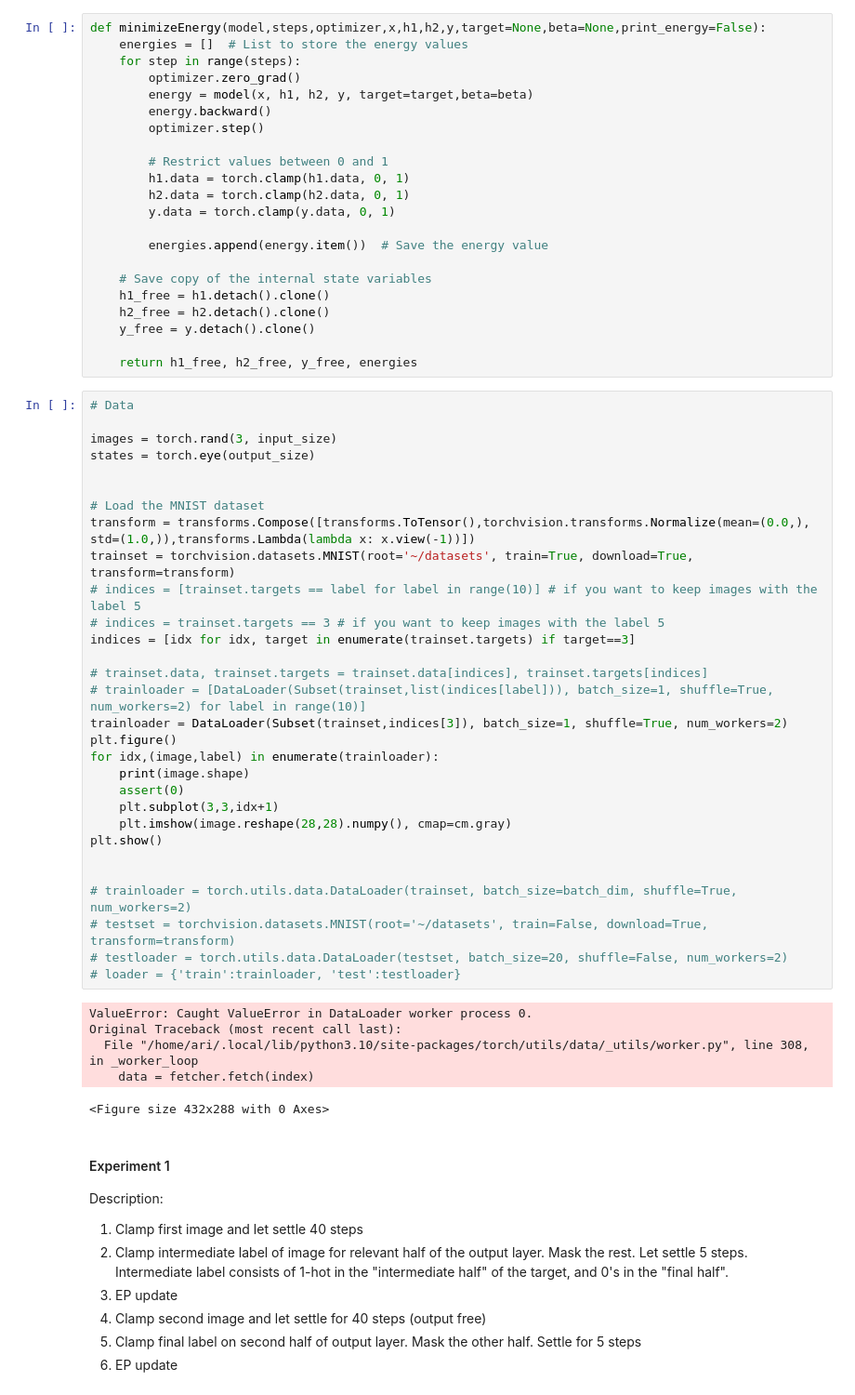
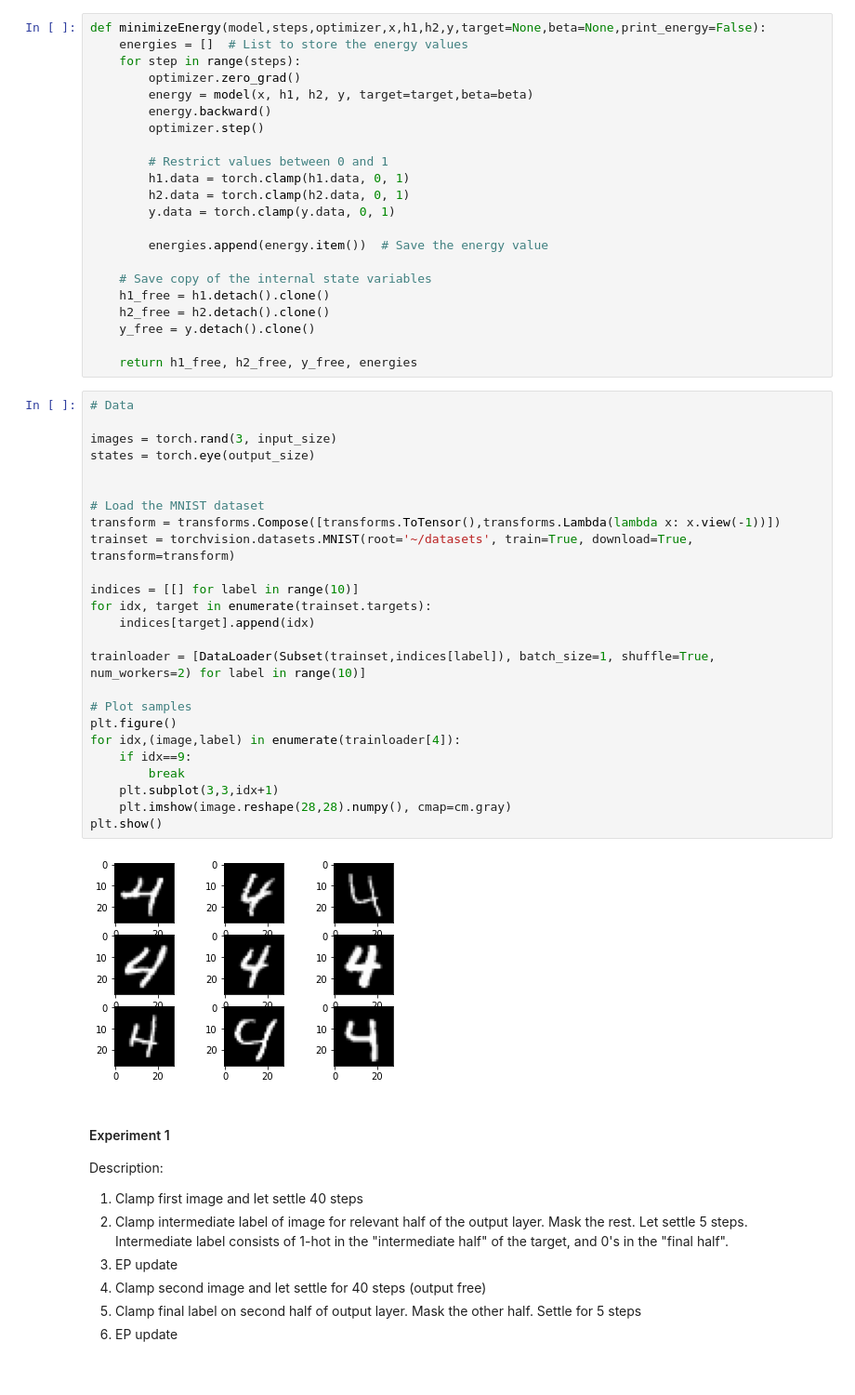
Before and after one commit to ajherman/convexity, a Jupyter notebook: sequence.ipynb, the cells around one changed output. Shown at 93% size. Saved outputs shown, nothing was run; the diff lists cells and outputs as text.

Commit message:
switch using mnist in training

```diff
--- a/sequence.ipynb
+++ b/sequence.ipynb
@@ -57,39 +57,30 @@ def minimizeEnergy(model,steps,optimizer,x,h1,h2,y,target=None,beta=None,print_e
 # %%
 # Data
 
 images = torch.rand(3, input_size)
 states = torch.eye(output_size)
 
 
 # Load the MNIST dataset
-transform = transforms.Compose([transforms.ToTensor(),torchvision.transforms.Normalize(mean=(0.0,), std=(1.0,)),transforms.Lambda(lambda x: x.view(-1))])
+transform = transforms.Compose([transforms.ToTensor(),transforms.Lambda(lambda x: x.view(-1))])
 trainset = torchvision.datasets.MNIST(root='~/datasets', train=True, download=True, transform=transform)
-# indices = [trainset.targets == label for label in range(10)] # if you want to keep images with the label 5
-# indices = trainset.targets == 3 # if you want to keep images with the label 5
-indices = [idx for idx, target in enumerate(trainset.targets) if target==3]
 
-# trainset.data, trainset.targets = trainset.data[indices], trainset.targets[indices]
-# trainloader = [DataLoader(Subset(trainset,list(indices[label])), batch_size=1, shuffle=True, num_workers=2) for label in range(10)]
-trainloader = DataLoader(Subset(trainset,indices[3]), batch_size=1, shuffle=True, num_workers=2)
+indices = [[] for label in range(10)]
+for idx, target in enumerate(trainset.targets):
+    indices[target].append(idx)
+
+trainloader = [DataLoader(Subset(trainset,indices[label]), batch_size=1, shuffle=True, num_workers=2) for label in range(10)]
+
+# Plot samples
 plt.figure()
-for idx,(image,label) in enumerate(trainloader):
-    print(image.shape)
-    assert(0)
+for idx,(image,label) in enumerate(trainloader[4]):
+    if idx==9:
+        break
     plt.subplot(3,3,idx+1)
     plt.imshow(image.reshape(28,28).numpy(), cmap=cm.gray)
 plt.show()
-
-
-# trainloader = torch.utils.data.DataLoader(trainset, batch_size=batch_dim, shuffle=True, num_workers=2)
-# testset = torchvision.datasets.MNIST(root='~/datasets', train=False, download=True, transform=transform)
-# testloader = torch.utils.data.DataLoader(testset, batch_size=20, shuffle=False, num_workers=2)
-# loader = {'train':trainloader, 'test':testloader}
 # %% [output]
-ValueError: Caught ValueError in DataLoader worker process 0.
-Original Traceback (most recent call last):
-  File "/home/ari/.local/lib/python3.10/site-packages/torch/utils/data/_utils/worker.py", line 308, in _worker_loop
-    data = fetcher.fetch(index)
-<Figure size 432x288 with 0 Axes>
+[figure, added]
 # %% [markdown]
 #### Experiment 1 ####
 
```
Also changed, not shown: parts of 1 cell of this notebook.
